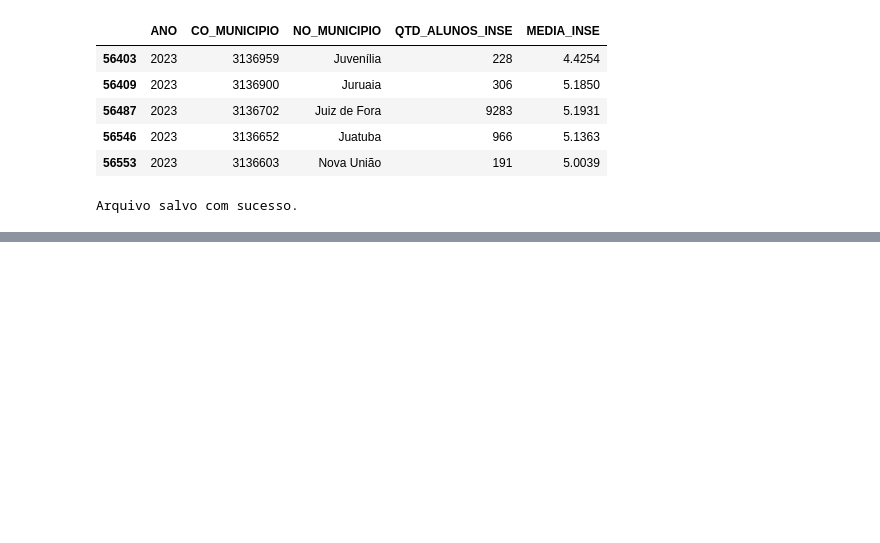
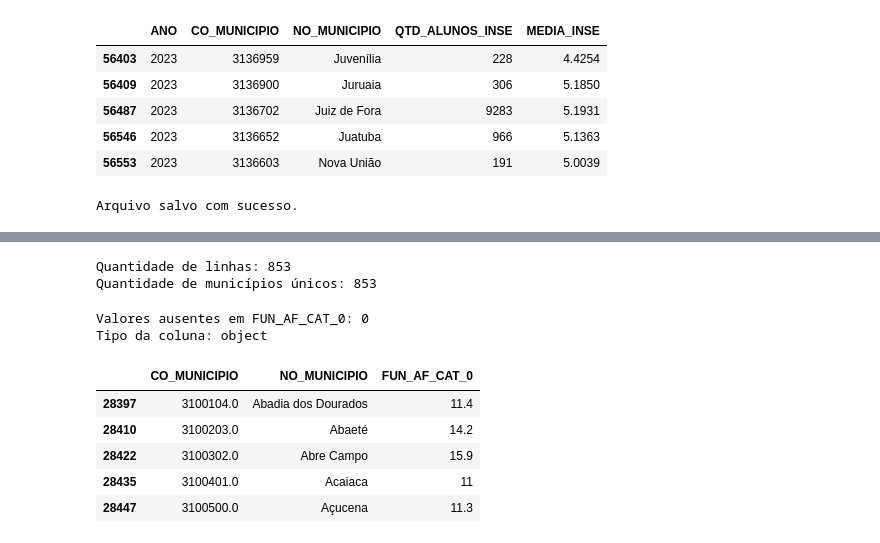
Before and after one commit to RaniellyPatricia/predicao-abandono-escolar-mg, a Jupyter notebook: notebooks/01_coleta_e_descricao.ipynb, the cells around one changed output, grey strips where cells are left out. Saved outputs shown, nothing was run; the diff lists cells and outputs as text; code cells hidden in the pictures; blank space fills up the shorter version.

```diff
--- a/notebooks/01_coleta_e_descricao.ipynb
+++ b/notebooks/01_coleta_e_descricao.ipynb
@@ -305,0 +380,37 @@ files.download("inse_mg_2023_tratado.csv")
+# %%
+df_tdi_tratado = df_tdi_tratado[
+    (df_tdi_tratado["NO_CATEGORIA"] == "Total") &
+    (df_tdi_tratado["NO_DEPENDENCIA"] == "Pública")
+].copy()
+
+print("Quantidade de linhas:", len(df_tdi_tratado))
+print(
+    "Quantidade de municípios únicos:",
+    df_tdi_tratado["CO_MUNICIPIO"].nunique()
+)
+# %% [output]
+Quantidade de linhas: 853
+Quantidade de municípios únicos: 853
+# %%
+print(
+    "Valores ausentes em FUN_AF_CAT_0:",
+    df_tdi_tratado["FUN_AF_CAT_0"].isna().sum()
+)
+
+print(
+    "Tipo da coluna:",
+    df_tdi_tratado["FUN_AF_CAT_0"].dtype
+)
+
+df_tdi_tratado[
+    ["CO_MUNICIPIO", "NO_MUNICIPIO", "FUN_AF_CAT_0"]
+].head()
+# %% [output]
+Valores ausentes em FUN_AF_CAT_0: 0
+Tipo da coluna: object
+|  | CO_MUNICIPIO | NO_MUNICIPIO | FUN_AF_CAT_0 |
+| 28397 | 3100104.0 | Abadia dos Dourados | 11.4 |
+| 28410 | 3100203.0 | Abaeté | 14.2 |
+| 28422 | 3100302.0 | Abre Campo | 15.9 |
+| 28435 | 3100401.0 | Acaiaca | 11 |
+| 28447 | 3100500.0 | Açucena | 11.3 |
```
Also changed, not shown: parts of 11 cells of this notebook.
